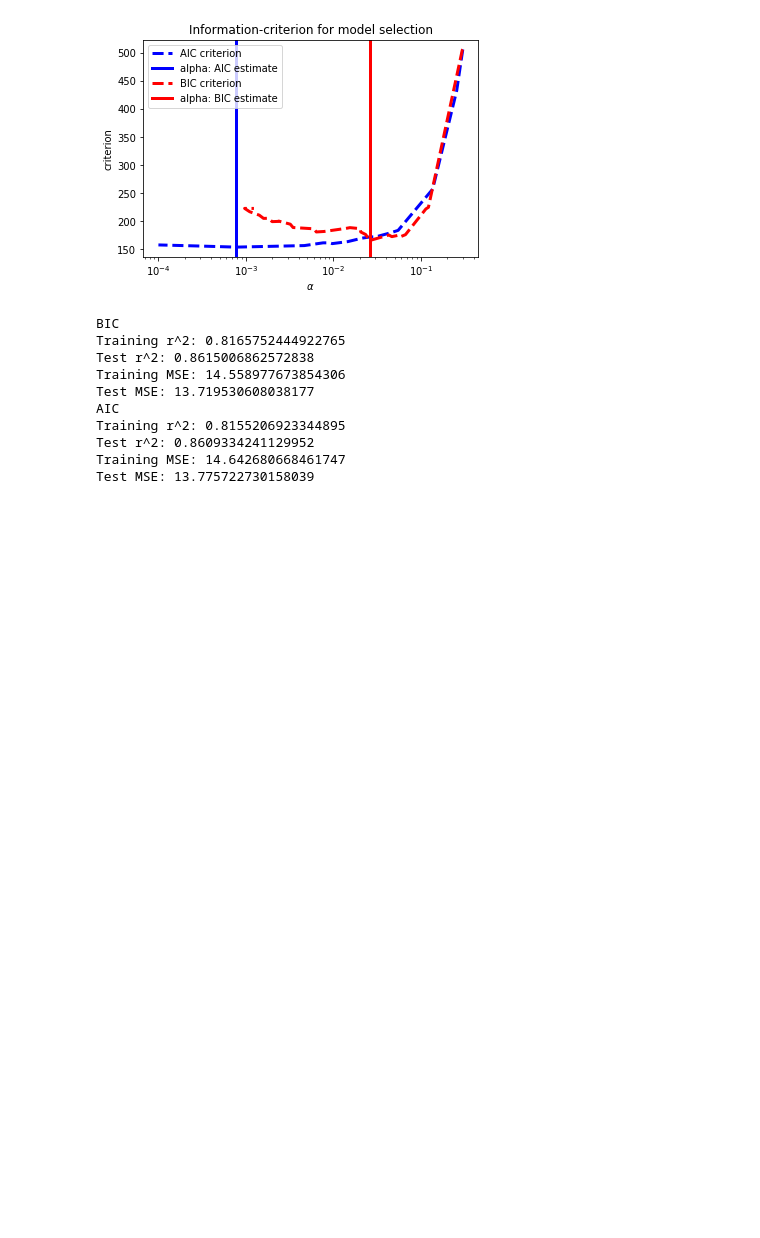
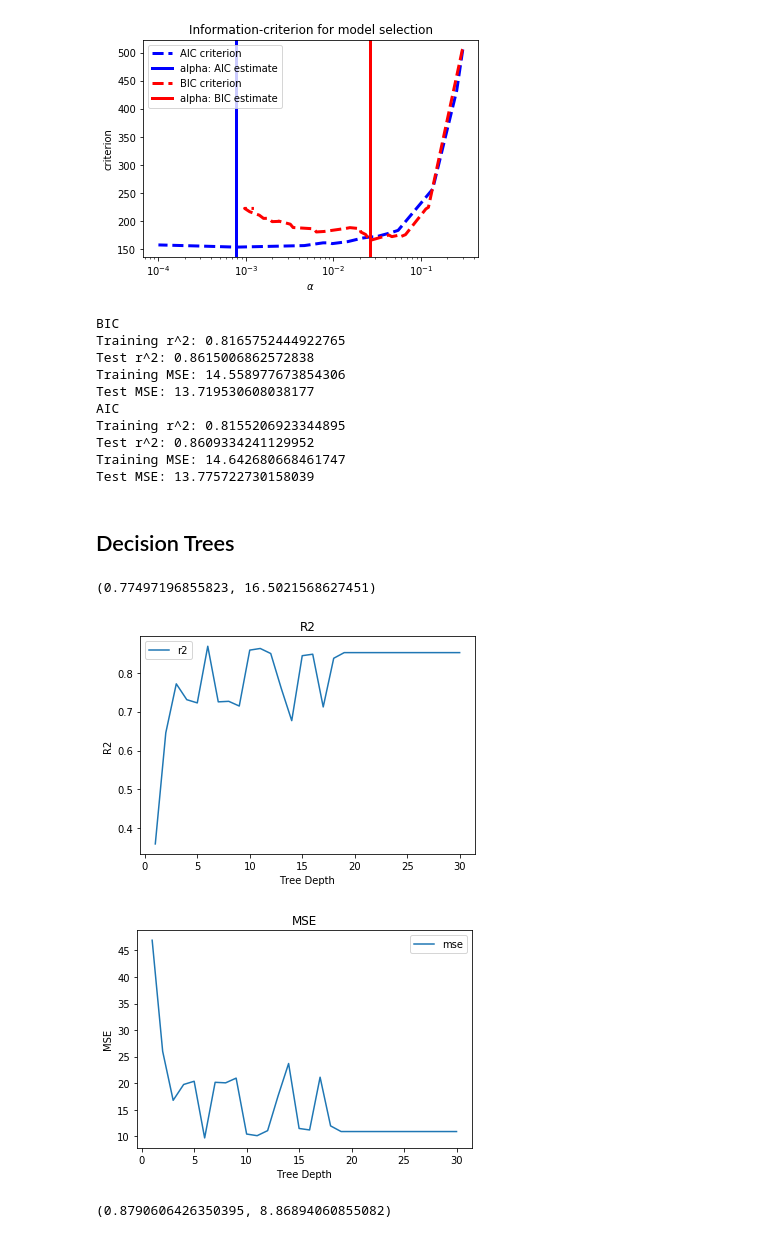
Before and after one commit to nadinezab/guided-projects, a Jupyter notebook: 1_Boston_Housing.ipynb, the cells around one changed output. Cells and saved outputs as stored; diff of their text form; code cells hidden in the pictures; blank space fills up the shorter version.

Commit message:
Add: Decision Trees

```diff
--- a/1_Boston_Housing.ipynb
+++ b/1_Boston_Housing.ipynb
@@ -1194,3 +1197,14 @@ Training r^2: 0.8155206923344895
 Test r^2: 0.8609334241129952
 Training MSE: 14.642680668461747
 Test MSE: 13.775722730158039
+# %% [markdown]
+## Decision Trees
+# %%
+# Load Boston
+boston = load_boston()
+
+# Define DataFrames for X and y
+y = pd.DataFrame(boston.target, columns = ["target"])
+X = pd.DataFrame(boston.data, columns = boston.feature_names)
+
+X_train, X_test, y_train, y_test = train_test_split(X, y, test_size = 0.2, random_state = 42)
@@ -1196,0 +1228,48 @@ Test MSE: 13.775722730158039
+# %%
+# Vanilla Tree
+regressor = DecisionTreeRegressor(random_state = 42)
+regressor.fit(X_train,y_train)
+y_pred = regressor.predict(X_test)
+scores = performance(y_test, y_pred)
+scores
+# %% [output]
+(0.77497196855823, 16.5021568627451)
+# %%
+# Tune for max_depth
+depth_range = np.arange(1,31,1)
+mse_scores = []
+r2_scores = []
+
+for max_depth in depth_range:
+    regressor = DecisionTreeRegressor(max_depth = max_depth, random_state = 45)
+    regressor.fit(X_train,y_train)
+    y_pred = regressor.predict(X_test)
+    r2val, mseval = performance(y_test, y_pred)
+    mse_scores.append(mseval)
+    r2_scores.append(r2val)
+
+plt.plot(depth_range, r2_scores, label = 'r2')
+plt.title('R2')
+plt.xlabel('Tree Depth')
+plt.ylabel('R2')
+plt.legend()
+plt.show()
+
+plt.plot(depth_range, mse_scores, label = 'mse')
+plt.title('MSE')
+plt.xlabel('Tree Depth')
+plt.ylabel('MSE')
+plt.legend()
+plt.show()
+# %% [output]
+[figure, added]
+[figure, added]
+# %%
+# Optimized tree
+regressor = DecisionTreeRegressor(max_depth = 6, min_samples_split = 5, random_state = 45)
+regressor.fit(X_train,y_train)
+y_pred = regressor.predict(X_test)
+scores = performance(y_test, y_pred)
+scores
+# %% [output]
+(0.8790606426350395, 8.86894060855082)
```
Also changed, not shown: parts of 3 cells of this notebook.
